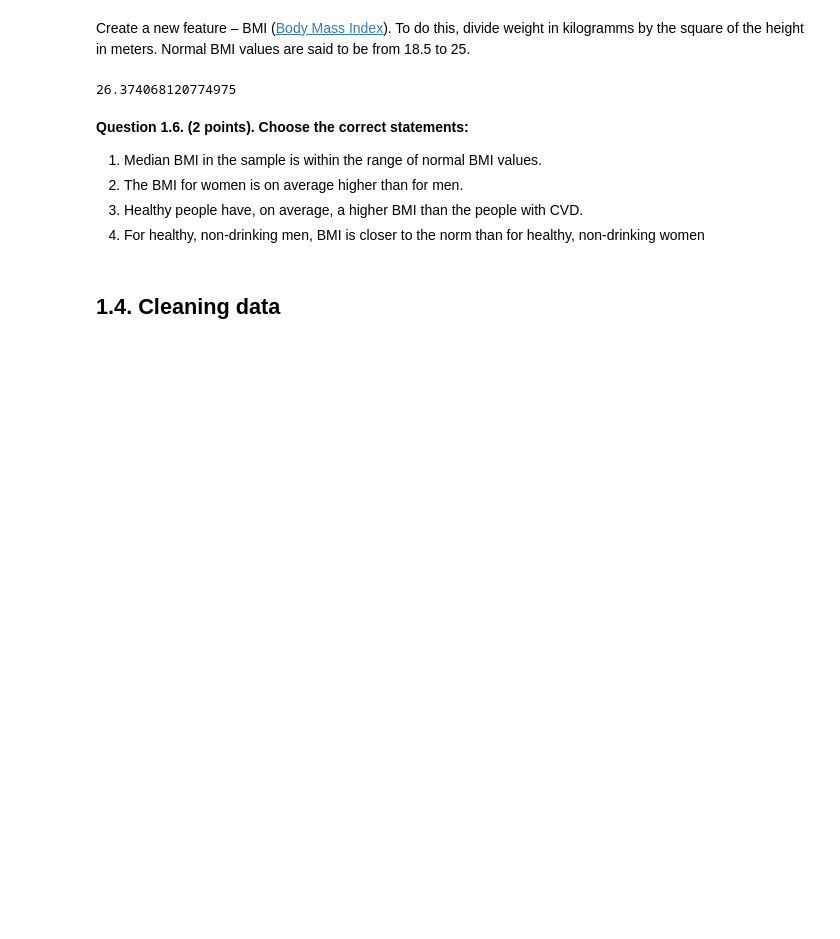
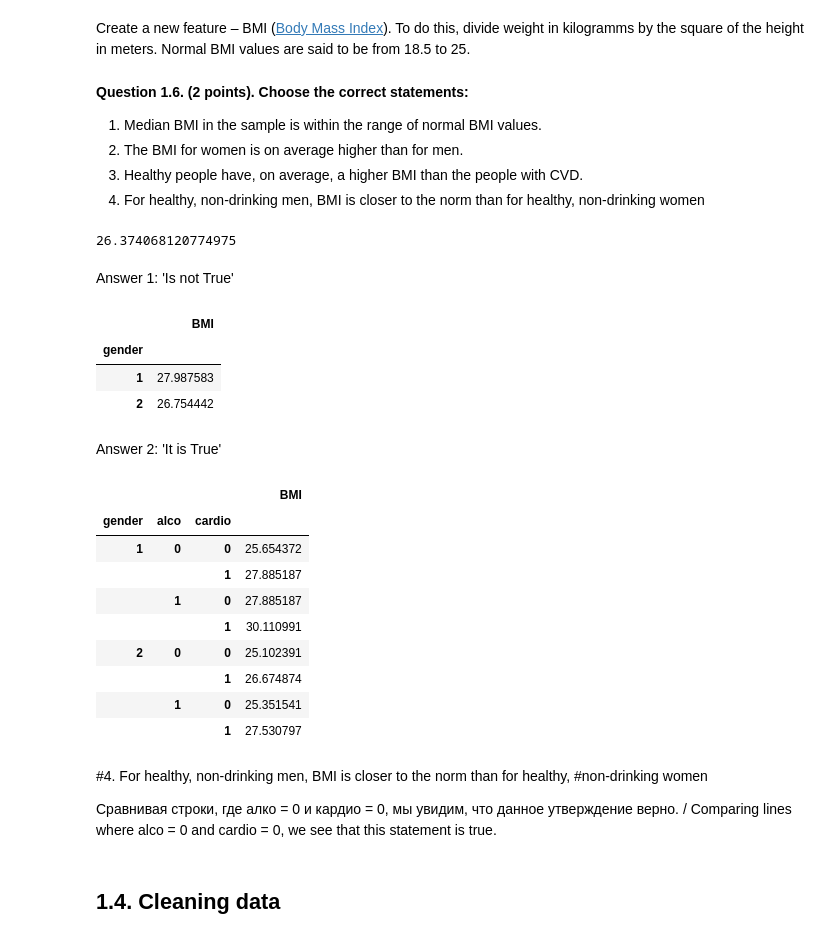
Before and after one commit to TaliyIvanov/ML_course.ai, a Jupyter notebook: a2-demo-analyzing-cardiovascular-data.ipynb, the cells around one changed output. Saved outputs shown, nothing was run; the diff lists cells and outputs as text; code cells hidden in the pictures; blank space fills up the shorter version.

Commit message:
Kaggle Notebook | A2 (demo). Analyzing cardiovascular data  | Version 6

```diff
--- a/a2-demo-analyzing-cardiovascular-data.ipynb
+++ b/a2-demo-analyzing-cardiovascular-data.ipynb
@@ -302,10 +302,6 @@ Answer: 3
 Create a new feature – BMI ([Body Mass Index](https://en.wikipedia.org/wiki/Body_mass_index)). To do this, divide weight in kilogramms by the square of the height in meters. Normal BMI values are said to be from 18.5 to 25.
 # %%
 df['BMI'] = df['weight'] / (df['height'] / 100) ** 2
-# %%
-df['BMI'].median()
-# %% [output]
-26.374068120774975
 # %% [markdown]
 **Question 1.6. (2 points). Choose the correct statements:**
 
@@ -313,6 +309,42 @@ df['BMI'].median()
 2. The BMI for women is on average higher than for men.
 3. Healthy people have, on average, a higher BMI than the people with CVD.
 4. For healthy, non-drinking men, BMI is closer to the norm than for healthy, non-drinking women
+# %%
+#1. Median BMI in the sample is within the range of normal BMI values.
+df['BMI'].median()
+# %% [output]
+26.374068120774975
+# %% [markdown]
+Answer 1: 'Is not True'
+# %%
+#2. The BMI for women is on average higher than for men.
+df.groupby('gender')['BMI'].mean().to_frame()
+# %% [output]
+|  | BMI |
+| gender |  |
+| 1 | 27.987583 |
+| 2 | 26.754442 |
+# %% [markdown]
+Answer 2: 'It is True'
+# %%
+#3. Healthy people have, on average, a higher BMI than the people with CVD.
+df.groupby(['gender', 'alco', 'cardio'])["BMI"].median().to_frame()
+# %% [output]
+|  |  |  | BMI |
+| gender | alco | cardio |  |
+| 1 | 0 | 0 | 25.654372 |
+|  |  | 1 | 27.885187 |
+|  | 1 | 0 | 27.885187 |
+|  |  | 1 | 30.110991 |
+| 2 | 0 | 0 | 25.102391 |
+|  |  | 1 | 26.674874 |
+|  | 1 | 0 | 25.351541 |
+|  |  | 1 | 27.530797 |
+# %% [markdown]
+#4. For healthy, non-drinking men, BMI is closer to the norm than for healthy,
+#non-drinking women
+
+Сравнивая строки, где алко = 0 и кардио = 0, мы увидим, что данное утверждение верно. / Comparing lines where alco = 0 and cardio = 0, we see that this statement is true.
 # %% [markdown]
 ## 1.4. Cleaning data
 # %% [markdown]
```
Also changed, not shown: parts of 1 cell of this notebook.
